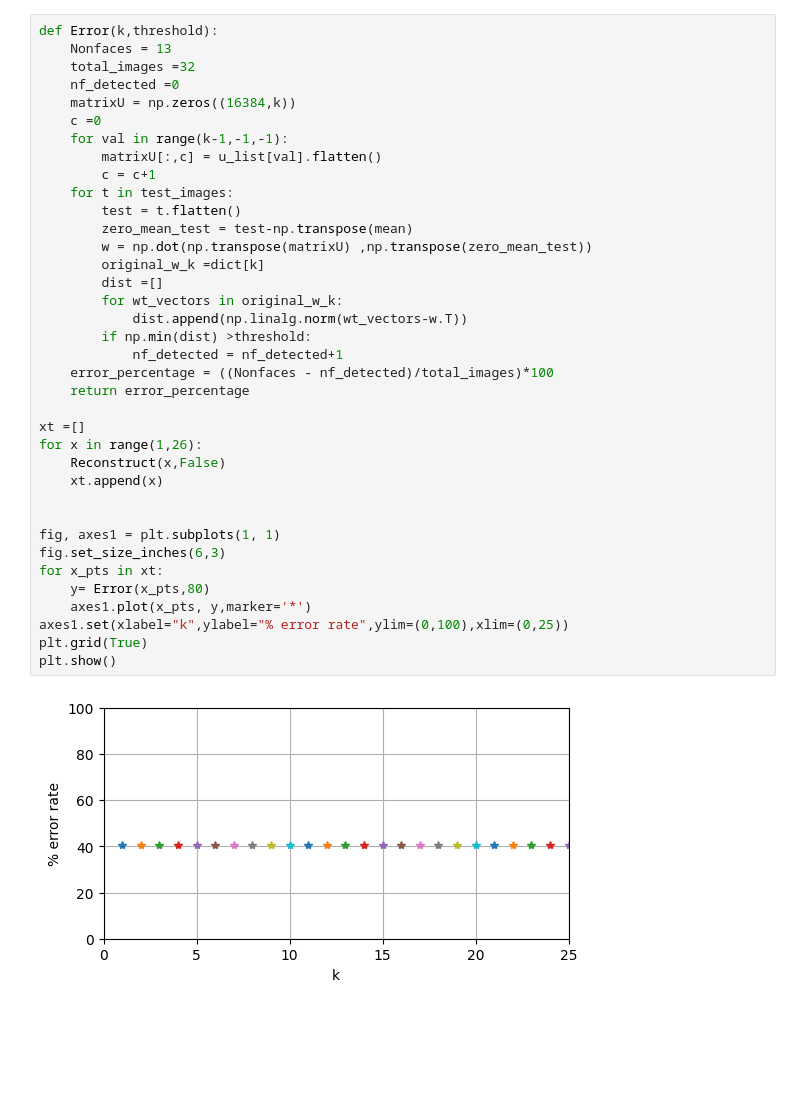
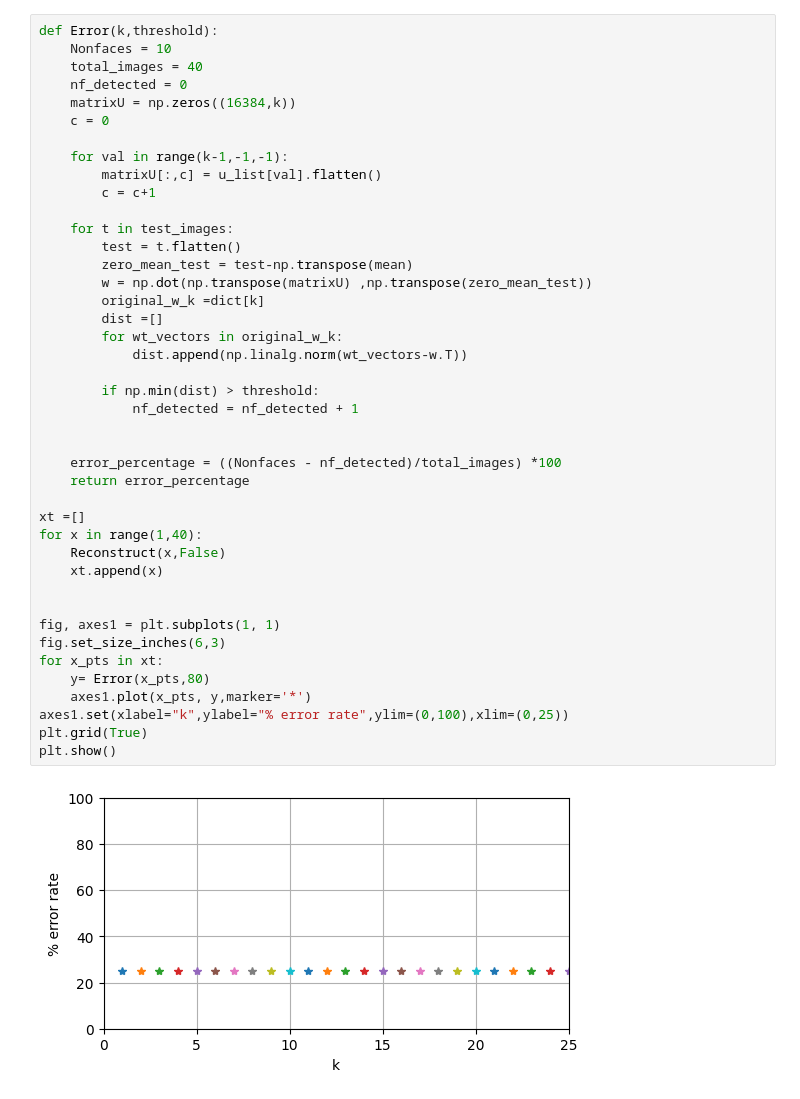
Before and after one commit to Nada-21/Face-Recognition, a Jupyter notebook: Recognize.ipynb, the cells around one changed output. Drawn from its saved outputs; the diff is of its cells as text; blank space fills up the shorter version.

```diff
--- a/Recognize.ipynb
+++ b/Recognize.ipynb
@@ -188,39 +184,44 @@ runs(15)
 # %%
 def Error(k,threshold):
-    Nonfaces = 13
-    total_images =32
-    nf_detected =0
+    Nonfaces = 10
+    total_images = 40
+    nf_detected = 0
     matrixU = np.zeros((16384,k))
-    c =0
+    c = 0
+
     for val in range(k-1,-1,-1):
         matrixU[:,c] = u_list[val].flatten()
         c = c+1
+
     for t in test_images:
         test = t.flatten()
         zero_mean_test = test-np.transpose(mean)
         w = np.dot(np.transpose(matrixU) ,np.transpose(zero_mean_test))
         original_w_k =dict[k]
         dist =[]
         for wt_vectors in original_w_k:
             dist.append(np.linalg.norm(wt_vectors-w.T))
-        if np.min(dist) >threshold:
-            nf_detected = nf_detected+1
-    error_percentage = ((Nonfaces - nf_detected)/total_images)*100
+
+        if np.min(dist) > threshold:
+            nf_detected = nf_detected + 1
+
+
+    error_percentage = ((Nonfaces - nf_detected)/total_images) *100
     return error_percentage
 
 xt =[]
-for x in range(1,26):
+for x in range(1,40):
     Reconstruct(x,False)
     xt.append(x)
 
 
 fig, axes1 = plt.subplots(1, 1)
 fig.set_size_inches(6,3)
 for x_pts in xt:
     y= Error(x_pts,80)
     axes1.plot(x_pts, y,marker='*')
 axes1.set(xlabel="k",ylabel="% error rate",ylim=(0,100),xlim=(0,25))
 plt.grid(True)
 plt.show()
 # %% [output]
-[figure, old version]
+[figure, new version]
```
Also changed, not shown: parts of 3 cells of this notebook.
